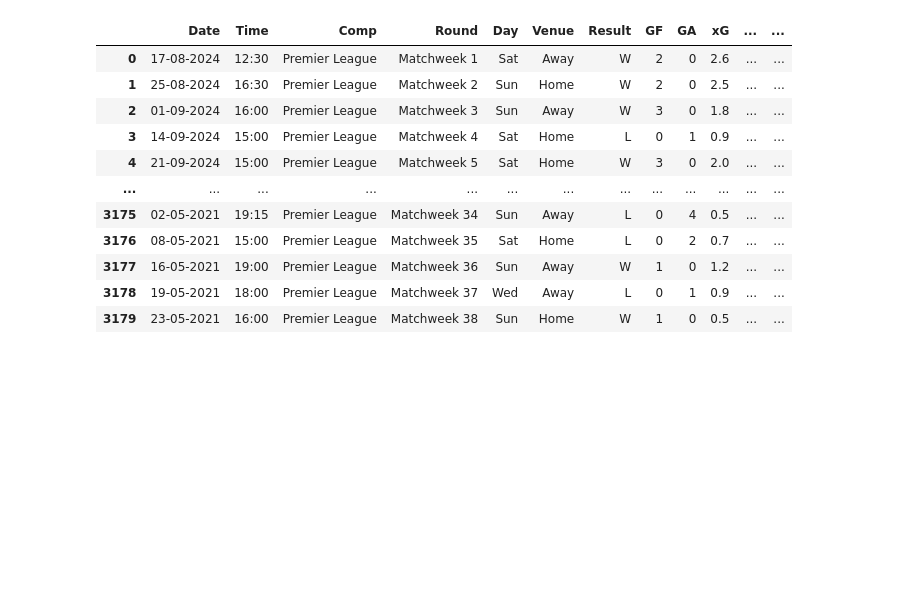
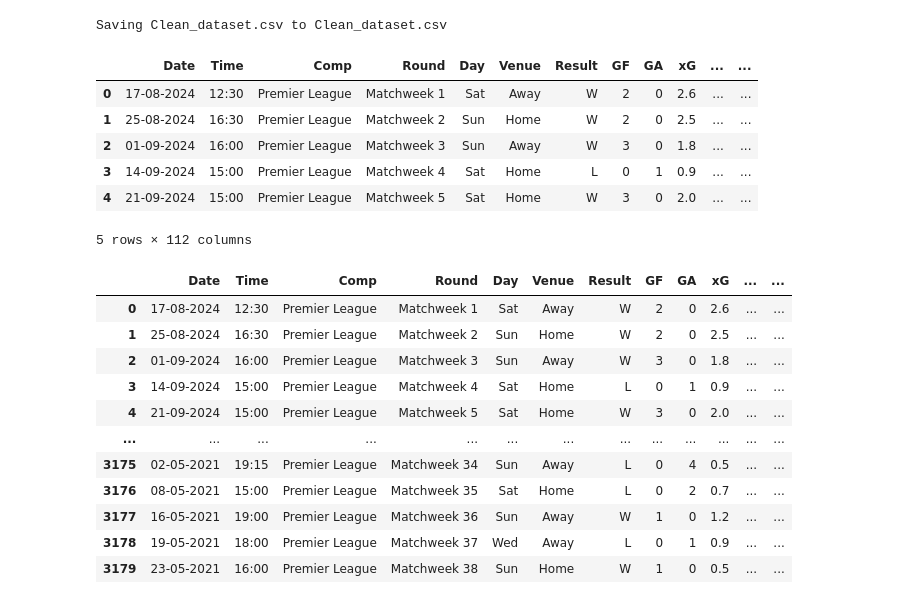
Before and after one commit to rohitlee/Football-League-Prediction, a Jupyter notebook: Code/03_EDA.ipynb, the cells around one changed output. Drawn from its saved outputs; the diff is of its cells as text; code cells hidden in the pictures; blank space fills up the shorter version.

```diff
--- a/Code/03_EDA.ipynb
+++ b/Code/03_EDA.ipynb
@@ -7,0 +6,6 @@ df = pd.read_csv('Clean_dataset.csv')
+# %%
+from google.colab import files
+uploaded = files.upload()
+df = pd.read_csv('Clean_dataset.csv')
+df.head()
+# %% [output]
@@ -8,3 +13,11 @@ df = pd.read_csv('Clean_dataset.csv')
+Saving Clean_dataset.csv to Clean_dataset.csv
+|  | Date | Time | Comp | Round | Day | Venue | Result | GF | GA | xG | ... | ... |
+| 0 | 17-08-2024 | 12:30 | Premier League | Matchweek 1 | Sat | Away | W | 2 | 0 | 2.6 | ... | ... |
+| 1 | 25-08-2024 | 16:30 | Premier League | Matchweek 2 | Sun | Home | W | 2 | 0 | 2.5 | ... | ... |
+| 2 | 01-09-2024 | 16:00 | Premier League | Matchweek 3 | Sun | Away | W | 3 | 0 | 1.8 | ... | ... |
+| 3 | 14-09-2024 | 15:00 | Premier League | Matchweek 4 | Sat | Home | L | 0 | 1 | 0.9 | ... | ... |
+| 4 | 21-09-2024 | 15:00 | Premier League | Matchweek 5 | Sat | Home | W | 3 | 0 | 2.0 | ... | ... |
+5 rows × 112 columns
 # %%
 df
 # %% [output]
```
Also changed, not shown: parts of 24 cells of this notebook.
